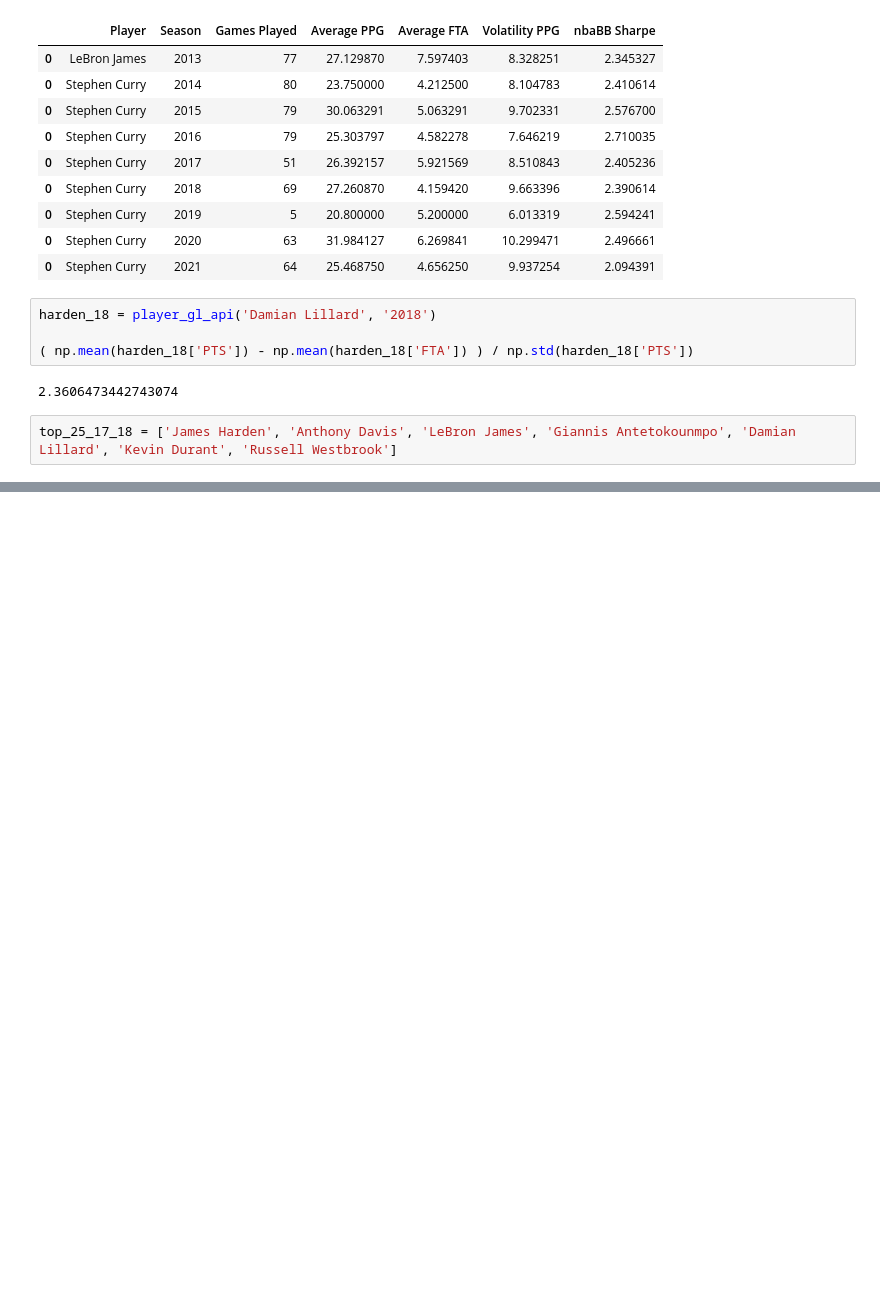
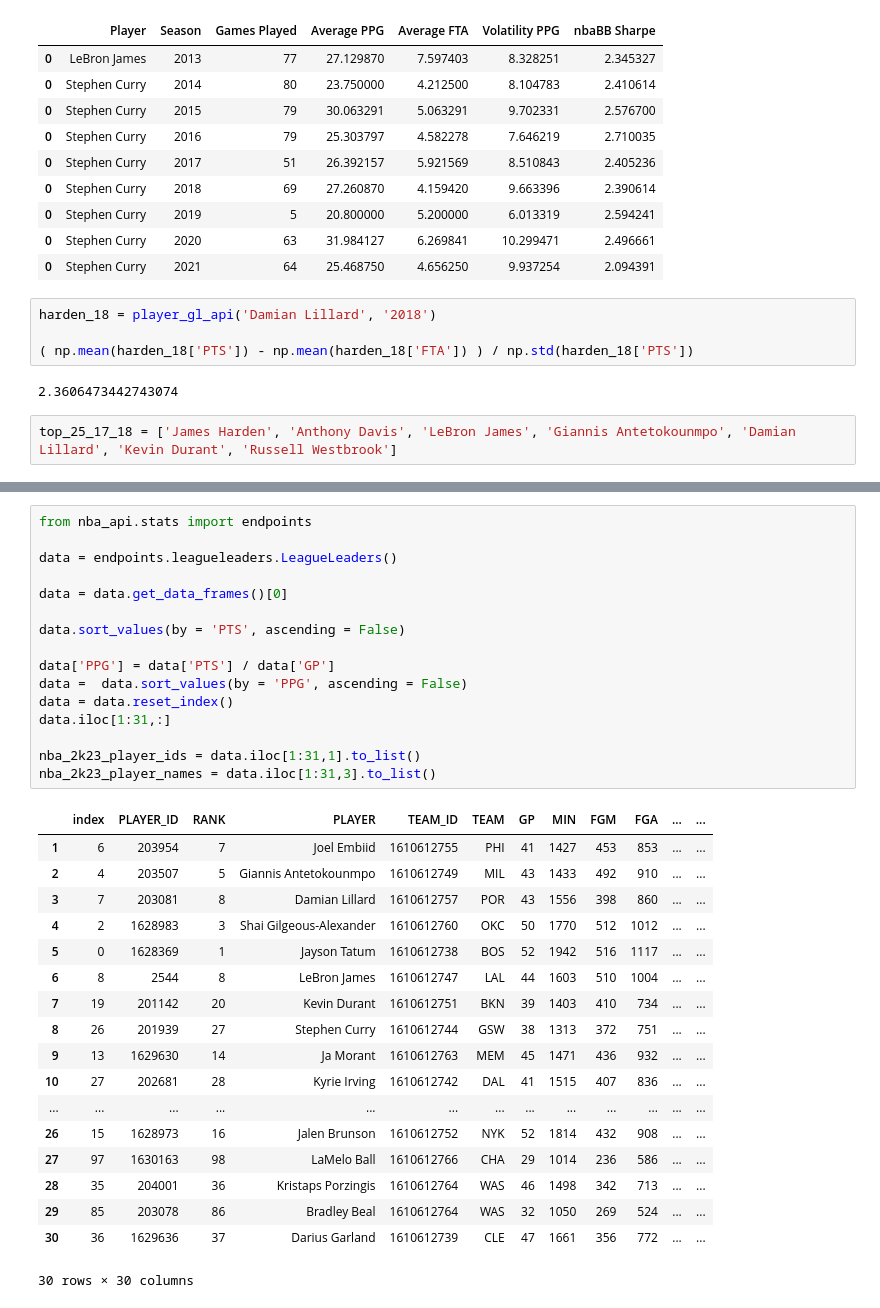
Before and after one commit to kirankrishnamurthi/NBA-Sharpe-Ratios, a Jupyter notebook: nba_sharpe.ipynb, the cells around one changed output, grey strips where cells are left out. Saved outputs shown, nothing was run; the diff lists cells and outputs as text; blank space fills up the shorter version.

```diff
--- a/nba_sharpe.ipynb
+++ b/nba_sharpe.ipynb
@@ -994,0 +1211,35 @@ data.sort_values(by = 'PTS', ascending = False)
+# %%
+from nba_api.stats import endpoints
+
+data = endpoints.leagueleaders.LeagueLeaders()
+
+data = data.get_data_frames()[0]
+
+data.sort_values(by = 'PTS', ascending = False)
+
+data['PPG'] = data['PTS'] / data['GP']
+data =  data.sort_values(by = 'PPG', ascending = False)
+data = data.reset_index()
+data.iloc[1:31,:]
+
+nba_2k23_player_ids = data.iloc[1:31,1].to_list()
+nba_2k23_player_names = data.iloc[1:31,3].to_list()
+# %% [output]
+|  | index | PLAYER_ID | RANK | PLAYER | TEAM_ID | TEAM | GP | MIN | FGM | FGA | ... | ... |
+| 1 | 6 | 203954 | 7 | Joel Embiid | 1610612755 | PHI | 41 | 1427 | 453 | 853 | ... | ... |
+| 2 | 4 | 203507 | 5 | Giannis Antetokounmpo | 1610612749 | MIL | 43 | 1433 | 492 | 910 | ... | ... |
+| 3 | 7 | 203081 | 8 | Damian Lillard | 1610612757 | POR | 43 | 1556 | 398 | 860 | ... | ... |
+| 4 | 2 | 1628983 | 3 | Shai Gilgeous-Alexander | 1610612760 | OKC | 50 | 1770 | 512 | 1012 | ... | ... |
+| 5 | 0 | 1628369 | 1 | Jayson Tatum | 1610612738 | BOS | 52 | 1942 | 516 | 1117 | ... | ... |
+| 6 | 8 | 2544 | 8 | LeBron James | 1610612747 | LAL | 44 | 1603 | 510 | 1004 | ... | ... |
+| 7 | 19 | 201142 | 20 | Kevin Durant | 1610612751 | BKN | 39 | 1403 | 410 | 734 | ... | ... |
+| 8 | 26 | 201939 | 27 | Stephen Curry | 1610612744 | GSW | 38 | 1313 | 372 | 751 | ... | ... |
+| 9 | 13 | 1629630 | 14 | Ja Morant | 1610612763 | MEM | 45 | 1471 | 436 | 932 | ... | ... |
+| 10 | 27 | 202681 | 28 | Kyrie Irving | 1610612742 | DAL | 41 | 1515 | 407 | 836 | ... | ... |
+| ... | ... | ... | ... | ... | ... | ... | ... | ... | ... | ... | ... | ... |
+| 26 | 15 | 1628973 | 16 | Jalen Brunson | 1610612752 | NYK | 52 | 1814 | 432 | 908 | ... | ... |
+| 27 | 97 | 1630163 | 98 | LaMelo Ball | 1610612766 | CHA | 29 | 1014 | 236 | 586 | ... | ... |
+| 28 | 35 | 204001 | 36 | Kristaps Porzingis | 1610612764 | WAS | 46 | 1498 | 342 | 713 | ... | ... |
+| 29 | 85 | 203078 | 86 | Bradley Beal | 1610612764 | WAS | 32 | 1050 | 269 | 524 | ... | ... |
+| 30 | 36 | 1629636 | 37 | Darius Garland | 1610612739 | CLE | 47 | 1661 | 356 | 772 | ... | ... |
+30 rows × 30 columns
```
Also changed, not shown: parts of 17 cells of this notebook, 20 other files.
